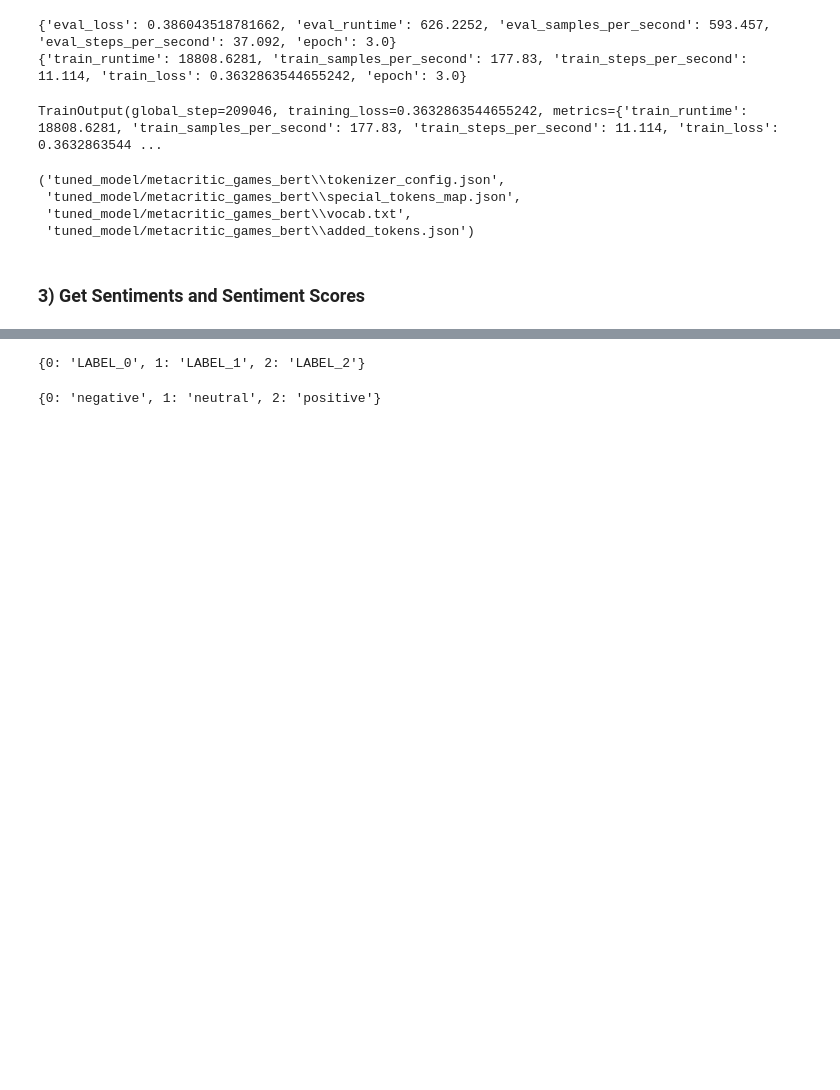
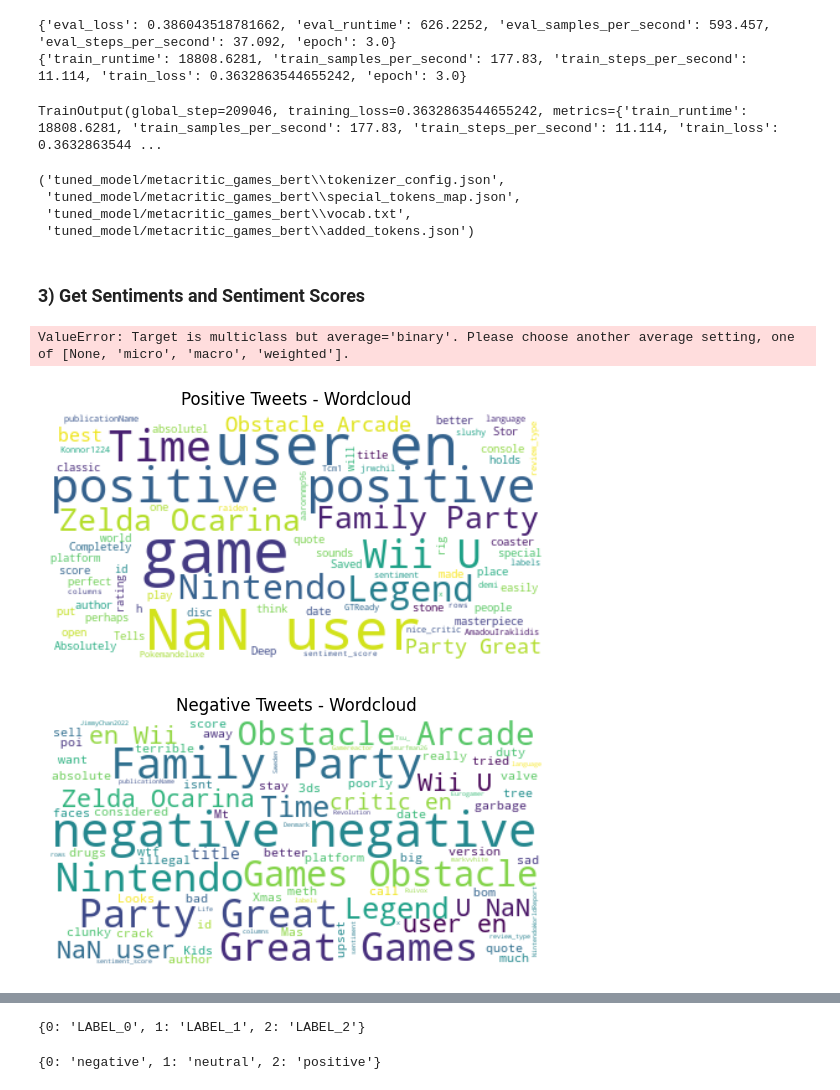
Before and after one commit to davutbayik/metacritic-games-sentiment-analysis, a Jupyter notebook: train_model.ipynb, the cells around one changed output, grey strips where cells are left out. Cells and saved outputs as stored; diff of their text form; code cells hidden in the pictures; blank space fills up the shorter version.

Commit message:
wordcloud added

```diff
--- a/train_model.ipynb
+++ b/train_model.ipynb
@@ -268,0 +282,58 @@ prediction_pipeline = TextClassificationPipeline(model=model, tokenizer=tokenize
+# %%
+from datasets import load_from_disk
+import evaluate
+from evaluate import evaluator
+from transformers import AutoModelForSequenceClassification, pipeline
+
+train_df = load_from_disk("data/train_dataset_tokenized")
+test_df = load_from_disk("data/test_dataset_tokenized")
+
+task_evaluator = evaluator("text-classification")
+
+model = BertForSequenceClassification.from_pretrained('model/metacritic_games_bert')
+model.to('cuda') # Use GPU
+tokenizer = BertTokenizer.from_pretrained('model/metacritic_games_bert', model_max_length=512)
+
+prediction_pipeline = TextClassificationPipeline(model=model, tokenizer=tokenizer, max_length=512, truncation=True, top_k=1, device="cuda")
+
+eval_results = task_evaluator.compute(
+    model_or_pipeline=model,
+    tokenizer=tokenizer,
+    data=test_df,
+    input_column="text",
+    label_column="labels",
+    label_mapping={"LABEL_0": 0, "LABEL_1": 1, "LABEL_2": 2},
+    metric=evaluate.combine(['accuracy', 'f1']),
+)
+print(eval_results)
+# %% [output]
+ValueError: Target is multiclass but average='binary'. Please choose another average setting, one of [None, 'micro', 'macro', 'weighted'].
+# %%
+df = pd.read_csv("data/games_reviews_english_sentimented.csv")
+# %%
+from wordcloud import WordCloud
+from wordcloud import STOPWORDS
+import matplotlib.pyplot as plt
+
+# Wordcloud with positive tweets
+positive_tweets = df.query("sentiment == 'positive'")
+stop_words = ["https", "co", "RT"] + list(STOPWORDS)
+positive_wordcloud = WordCloud(max_font_size=50, max_words=100, background_color="white", stopwords = stop_words).generate(str(positive_tweets))
+plt.figure()
+plt.title("Positive Tweets - Wordcloud")
+plt.imshow(positive_wordcloud, interpolation="bilinear")
+plt.axis("off")
+plt.show()
+
+# Wordcloud with negative tweets
+negative_tweets = df.query("sentiment == 'negative'")
+stop_words = ["https", "co", "RT"] + list(STOPWORDS)
+negative_wordcloud = WordCloud(max_font_size=50, max_words=100, background_color="white", stopwords = stop_words).generate(str(negative_tweets))
+plt.figure()
+plt.title("Negative Tweets - Wordcloud")
+plt.imshow(negative_wordcloud, interpolation="bilinear")
+plt.axis("off")
+plt.show()
+# %% [output]
+[figure, added]
+[figure, added]
```
Also changed, not shown: parts of 4 cells of this notebook, 1 other file.
